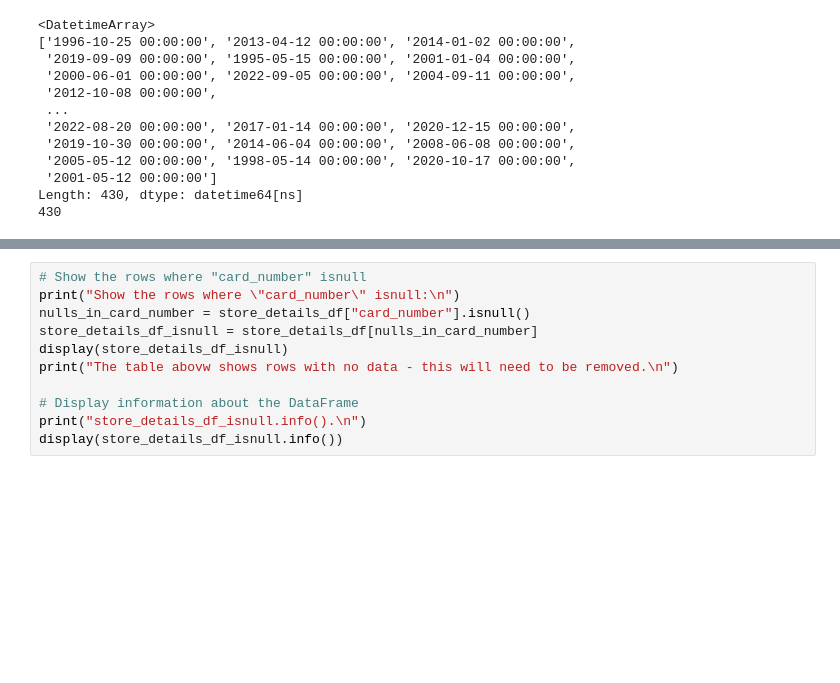
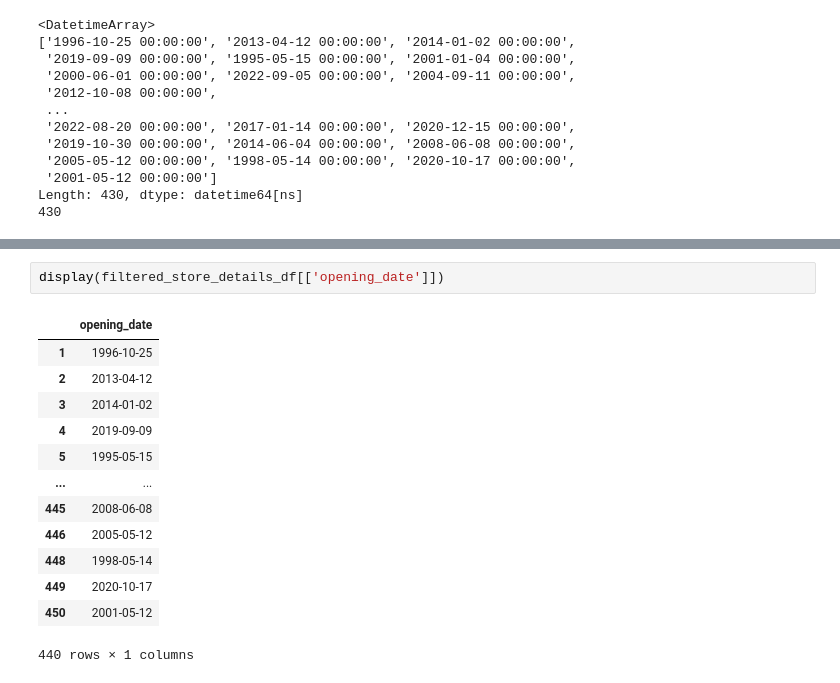
Before and after one commit to chemi5t/multinational-retail-data-centralisation, a Jupyter notebook: store_details_data_cleaned.ipynb, the cells around one changed output, grey strips where cells are left out. Drawn from its saved outputs; the diff is of its cells as text; blank space fills up the shorter version.

```diff
--- a/store_details_data_cleaned.ipynb
+++ b/store_details_data_cleaned.ipynb
@@ -905,11 +789,16 @@ KeyError: 'expiry_date'
-# %%
-# Show the rows where "card_number" isnull
-print("Show the rows where \"card_number\" isnull:\n")
-nulls_in_card_number = store_details_df["card_number"].isnull()
-store_details_df_isnull = store_details_df[nulls_in_card_number]
-display(store_details_df_isnull)
-print("The table abovw shows rows with no data - this will need to be removed.\n")
-
-# Display information about the DataFrame
-print("store_details_df_isnull.info().\n")
-display(store_details_df_isnull.info())
+# %%
+display(filtered_store_details_df[['opening_date']])
+# %% [output]
+|  | opening_date |
+| 1 | 1996-10-25 |
+| 2 | 2013-04-12 |
+| 3 | 2014-01-02 |
+| 4 | 2019-09-09 |
+| 5 | 1995-05-15 |
+| ... | ... |
+| 445 | 2008-06-08 |
+| 446 | 2005-05-12 |
+| 448 | 1998-05-14 |
+| 449 | 2020-10-17 |
+| 450 | 2001-05-12 |
+440 rows × 1 columns
```
Also changed, not shown: parts of 15 cells of this notebook, 13 other files.
